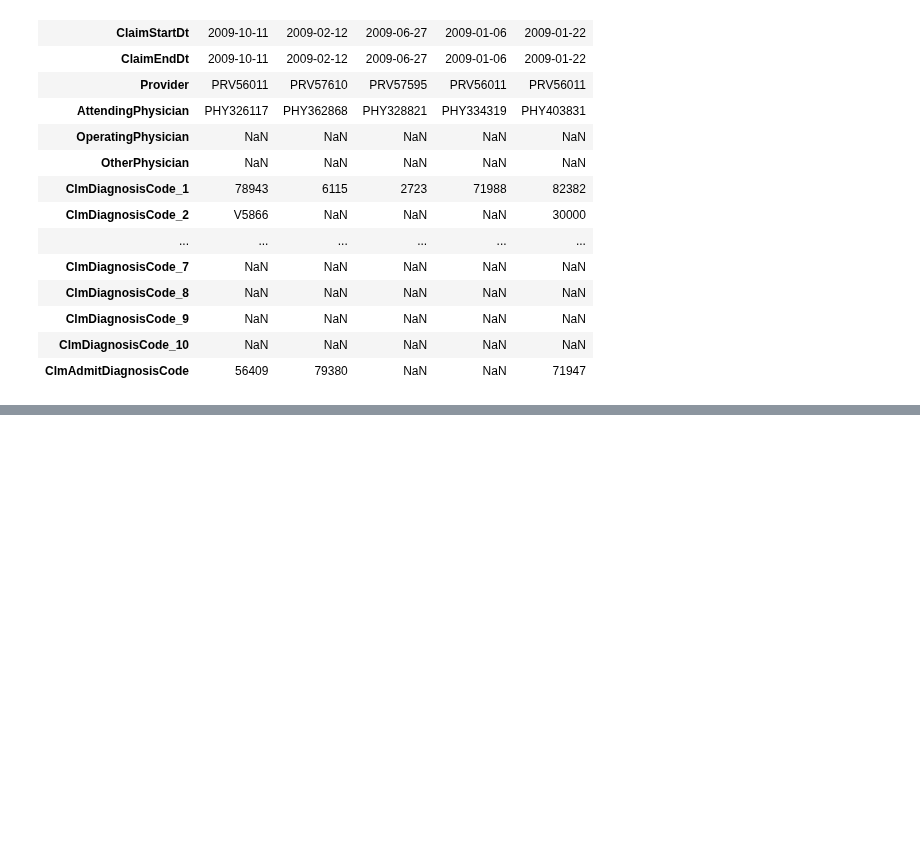
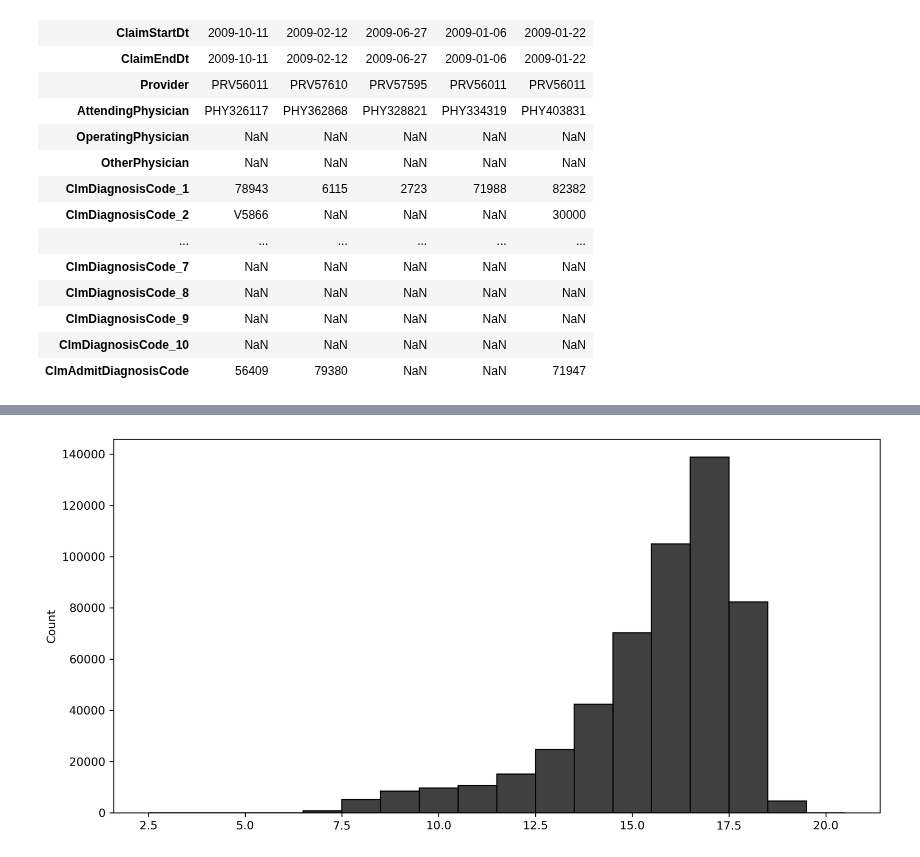
Before and after one commit to ashen007/MedicalCostPrediction-insurance_fraudDetection, a Jupyter notebook: notebooks/data quality/data quality(outpatient).ipynb, the cells around one changed output, grey strips where cells are left out. Drawn from its saved outputs; the diff is of its cells as text; code cells hidden in the pictures; blank space fills up the shorter version.

```diff
--- a/notebooks/data quality/data quality(outpatient).ipynb
+++ b/notebooks/data quality/data quality(outpatient).ipynb
@@ -68,0 +99,4 @@ checker.date_columns(columns=['ClaimStartDt', 'ClaimEndDt'],
+# %%
+checker.render_case_missing_matrix(axis=1)
+# %% [output]
+[figure, added]
```
Also changed, not shown: parts of 5 cells of this notebook.
